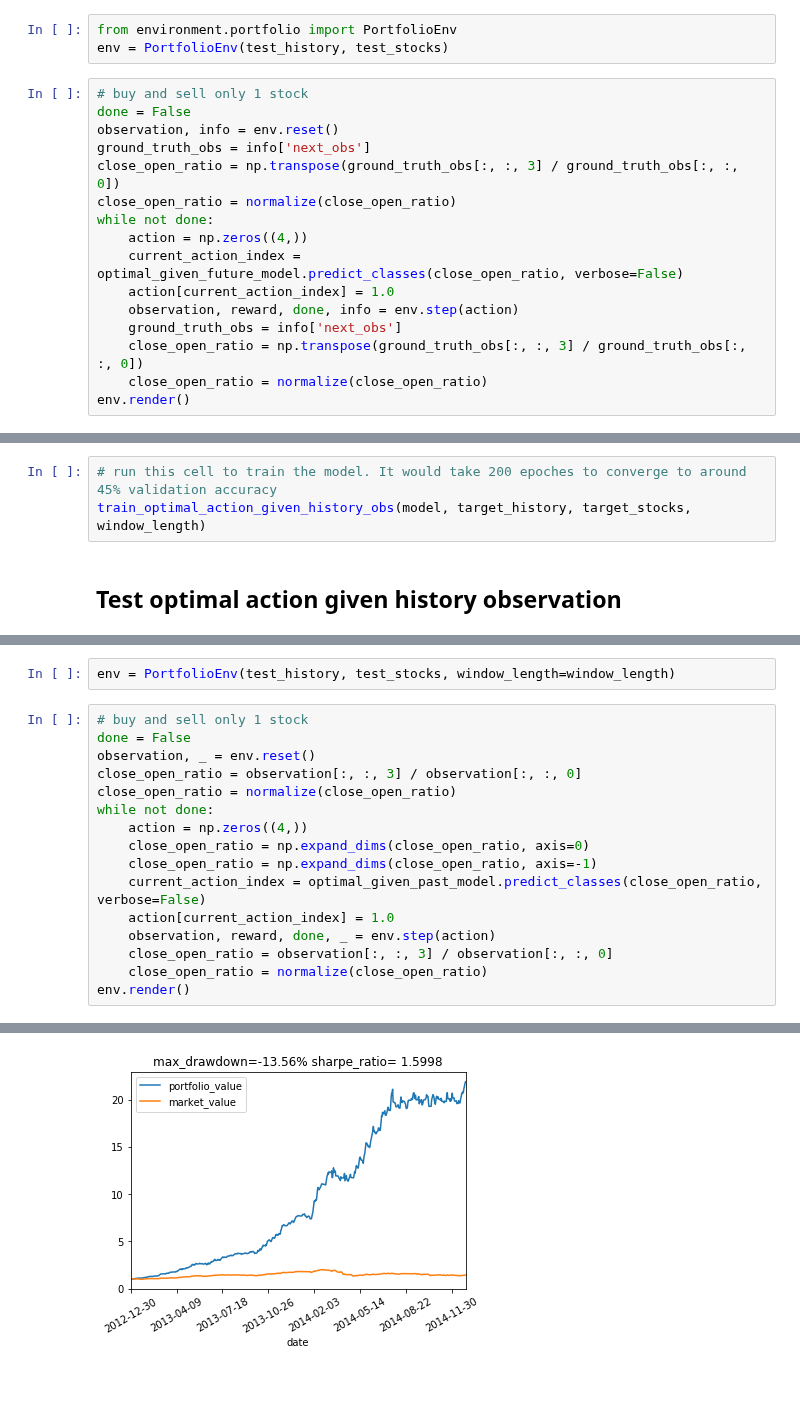
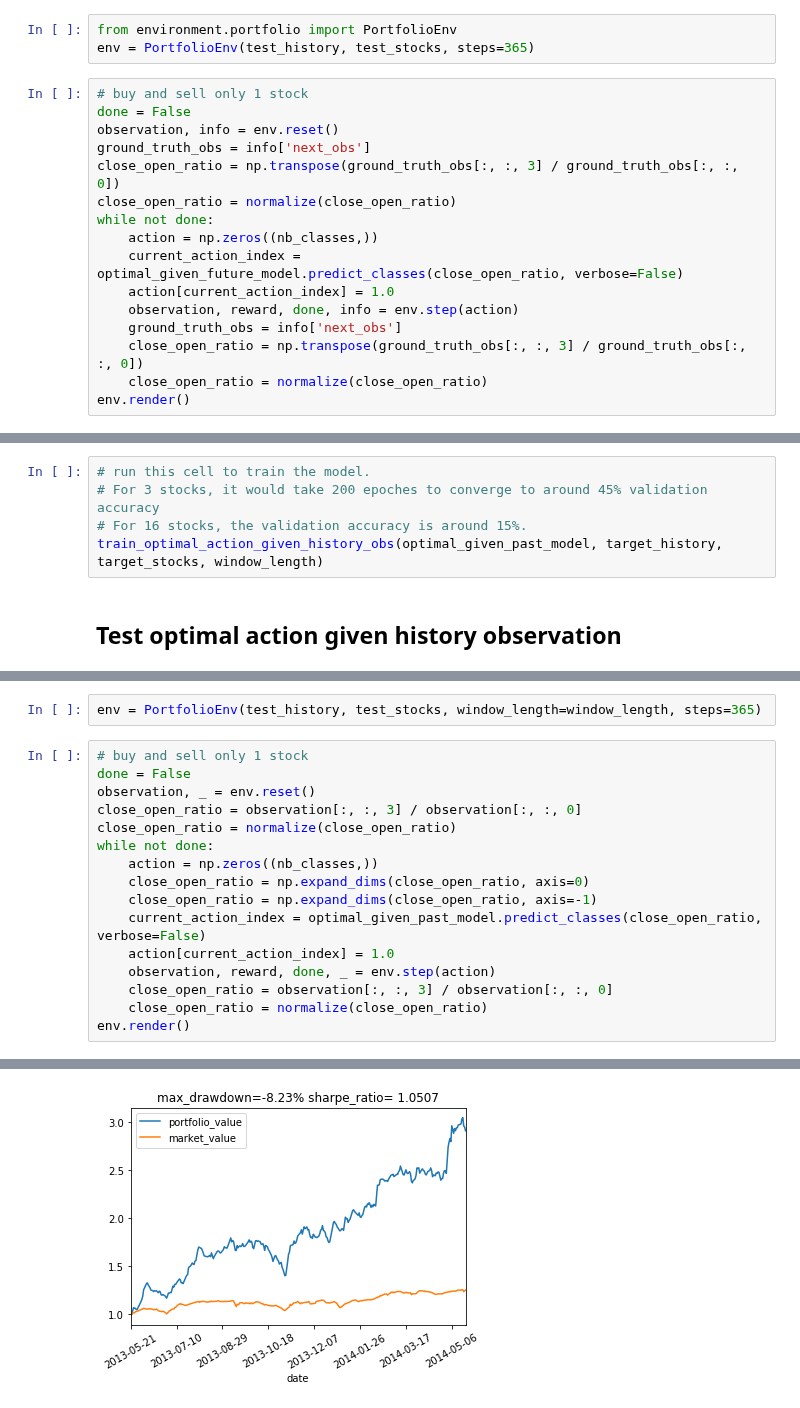
Before and after one commit to vermouth1992/drl-portfolio-management, a Jupyter notebook: src/imitation_learning_experiments.ipynb, the cells around one changed output, grey strips where cells are left out. Saved outputs shown, nothing was run; the diff lists cells and outputs as text.

Commit message:
imitation learning works for 16 stocks

```diff
--- a/src/imitation_learning_experiments.ipynb
+++ b/src/imitation_learning_experiments.ipynb
@@ -49,7 +54,7 @@ Testing result: loss - 0.0678725634842, accuracy - 0.98561643803
 ### Start to play in an environment with stocks we have never seen before
 # %%
 from environment.portfolio import PortfolioEnv
-env = PortfolioEnv(test_history, test_stocks)
+env = PortfolioEnv(test_history, test_stocks, steps=365)
 # %%
 # buy and sell only 1 stock
 done = False
@@ -58,7 +63,7 @@ ground_truth_obs = info['next_obs']
 close_open_ratio = np.transpose(ground_truth_obs[:, :, 3] / ground_truth_obs[:, :, 0])
 close_open_ratio = normalize(close_open_ratio)
 while not done:
-    action = np.zeros((4,))
+    action = np.zeros((nb_classes,))
     current_action_index = optimal_given_future_model.predict_classes(close_open_ratio, verbose=False)
     action[current_action_index] = 1.0
     observation, reward, done, info = env.step(action)
@@ -99,8 +104,10 @@ optimal_given_past_model = create_network_give_past(nb_classes, window_length)
 # %% [output]
 Model load successfully
 # %%
-# run this cell to train the model. It would take 200 epoches to converge to around 45% validation accuracy
-train_optimal_action_given_history_obs(model, target_history, target_stocks, window_length)
+# run this cell to train the model.
+# For 3 stocks, it would take 200 epoches to converge to around 45% validation accuracy
+# For 16 stocks, the validation accuracy is around 15%.
+train_optimal_action_given_history_obs(optimal_given_past_model, target_history, target_stocks, window_length)
 # %% [markdown]
 ## Test optimal action given history observation
 # %%
@@ -116,24 +123,24 @@ Testing result: loss - 1.24898497928, accuracy - 0.460273972603
 # %%
-env = PortfolioEnv(test_history, test_stocks, window_length=window_length)
+env = PortfolioEnv(test_history, test_stocks, window_length=window_length, steps=365)
 # %%
 # buy and sell only 1 stock
 done = False
 observation, _ = env.reset()
 close_open_ratio = observation[:, :, 3] / observation[:, :, 0]
 close_open_ratio = normalize(close_open_ratio)
 while not done:
-    action = np.zeros((4,))
+    action = np.zeros((nb_classes,))
     close_open_ratio = np.expand_dims(close_open_ratio, axis=0)
     close_open_ratio = np.expand_dims(close_open_ratio, axis=-1)
     current_action_index = optimal_given_past_model.predict_classes(close_open_ratio, verbose=False)
     action[current_action_index] = 1.0
     observation, reward, done, _ = env.step(action)
     close_open_ratio = observation[:, :, 3] / observation[:, :, 0]
     close_open_ratio = normalize(close_open_ratio)
 env.render()
 # %% [output]
 <matplotlib.figure.Figure at 0x...>
-[figure, old version]
+[figure, new version]
 # %%
 # buy and sell according to the probability, not the label
 done = False
```
Also changed, not shown: parts of 7 cells of this notebook, 3 other files.
